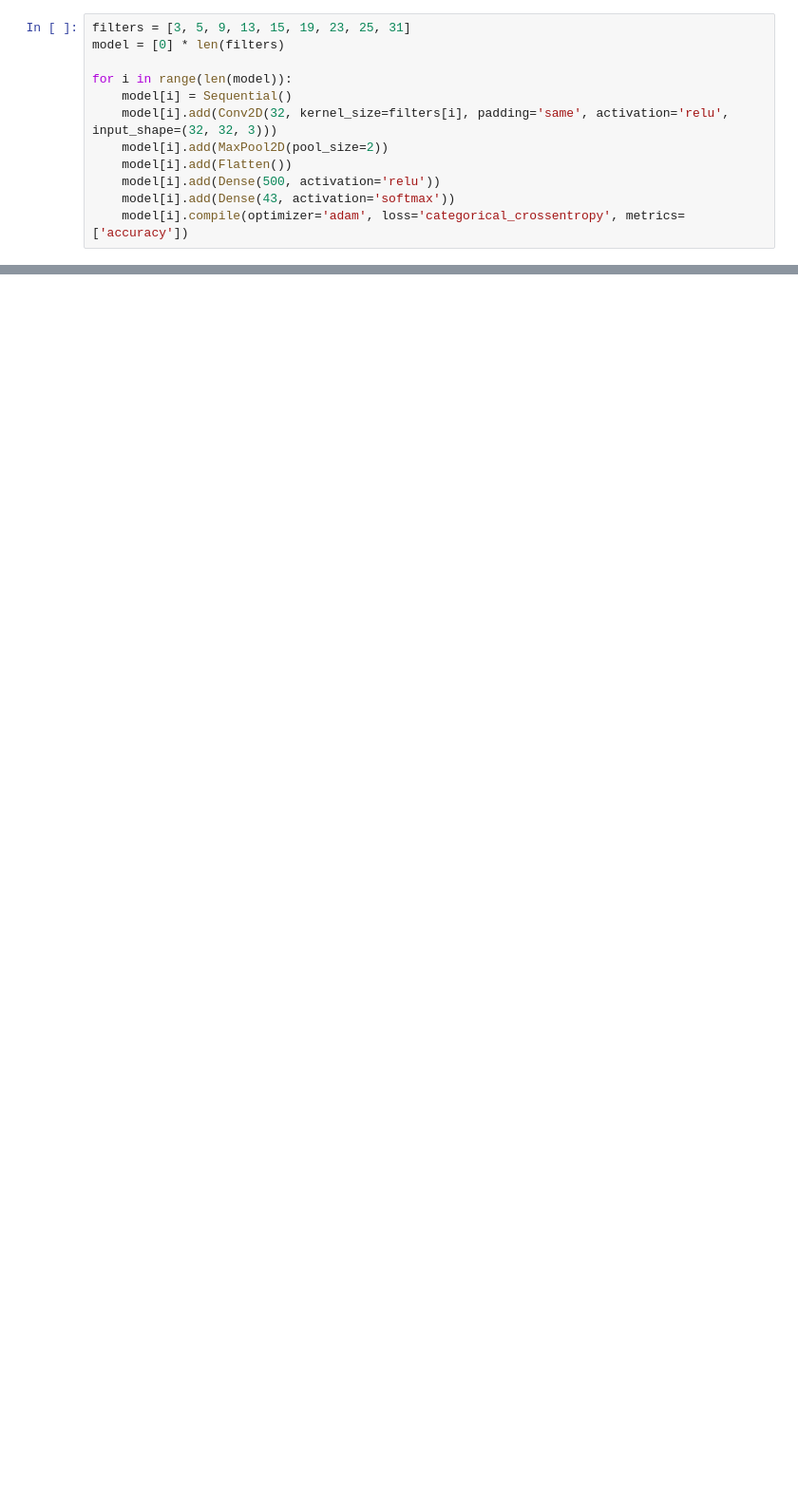
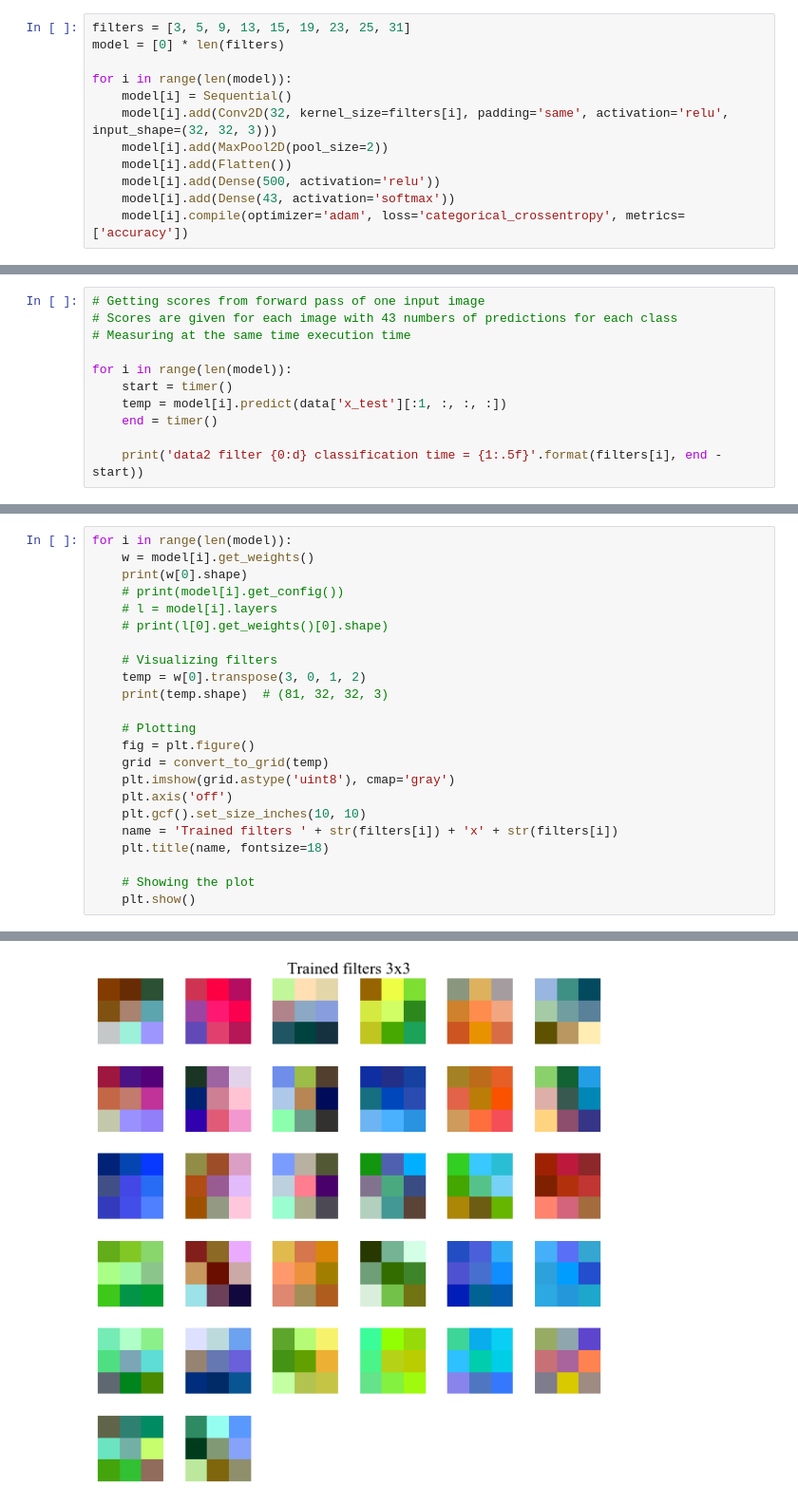
Before and after one commit to Eastonboy99/CS540-Project, a Jupyter notebook: Project.ipynb, the cells around one changed output, grey strips where cells are left out. Shown at 95% size. Saved outputs shown, nothing was run; the diff lists cells and outputs as text; blank space fills up the shorter version.

Commit message:
Tested a few different models

```diff
--- a/Project.ipynb
+++ b/Project.ipynb
@@ -229,0 +282,11 @@ for i in range(len(h)):
+# %%
+# Getting scores from forward pass of one input image
+# Scores are given for each image with 43 numbers of predictions for each class
+# Measuring at the same time execution time
+
+for i in range(len(model)):
+    start = timer()
+    temp = model[i].predict(data['x_test'][:1, :, :, :])
+    end = timer()
+
+    print('data2 filter {0:d} classification time = {1:.5f}'.format(filters[i], end - start))
@@ -229,0 +303,24 @@ for i in range(len(h)):
+# %%
+for i in range(len(model)):
+    w = model[i].get_weights()
+    print(w[0].shape)
+    # print(model[i].get_config())
+    # l = model[i].layers
+    # print(l[0].get_weights()[0].shape)
+
+    # Visualizing filters
+    temp = w[0].transpose(3, 0, 1, 2)
+    print(temp.shape)  # (81, 32, 32, 3)
+
+    # Plotting
+    fig = plt.figure()
+    grid = convert_to_grid(temp)
+    plt.imshow(grid.astype('uint8'), cmap='gray')
+    plt.axis('off')
+    plt.gcf().set_size_inches(10, 10)
+    name = 'Trained filters ' + str(filters[i]) + 'x' + str(filters[i])
+    plt.title(name, fontsize=18)
+
+    # Showing the plot
+    plt.show()
+# %% [output]
@@ -229,0 +329 @@ for i in range(len(h)):
+[figure, added]
```
Also changed, not shown: parts of 11 cells of this notebook, 9 other files.
